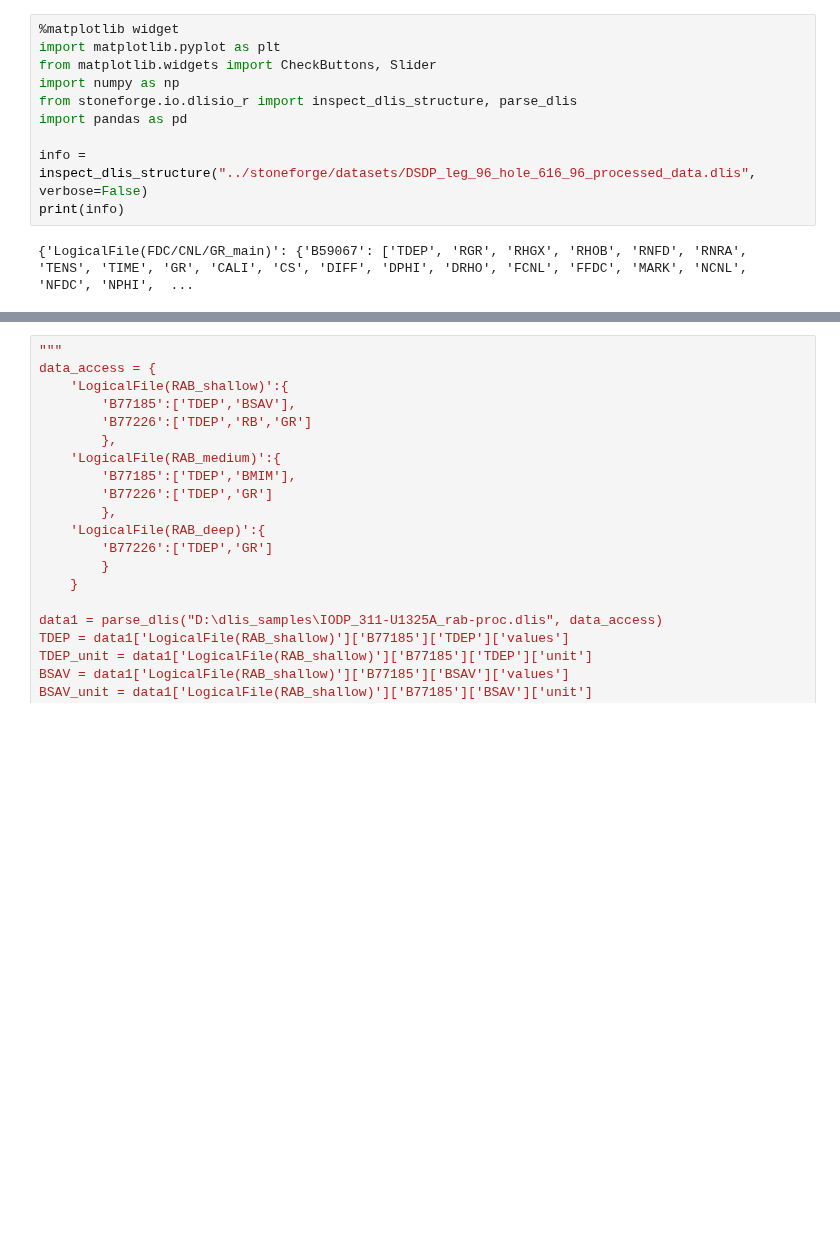
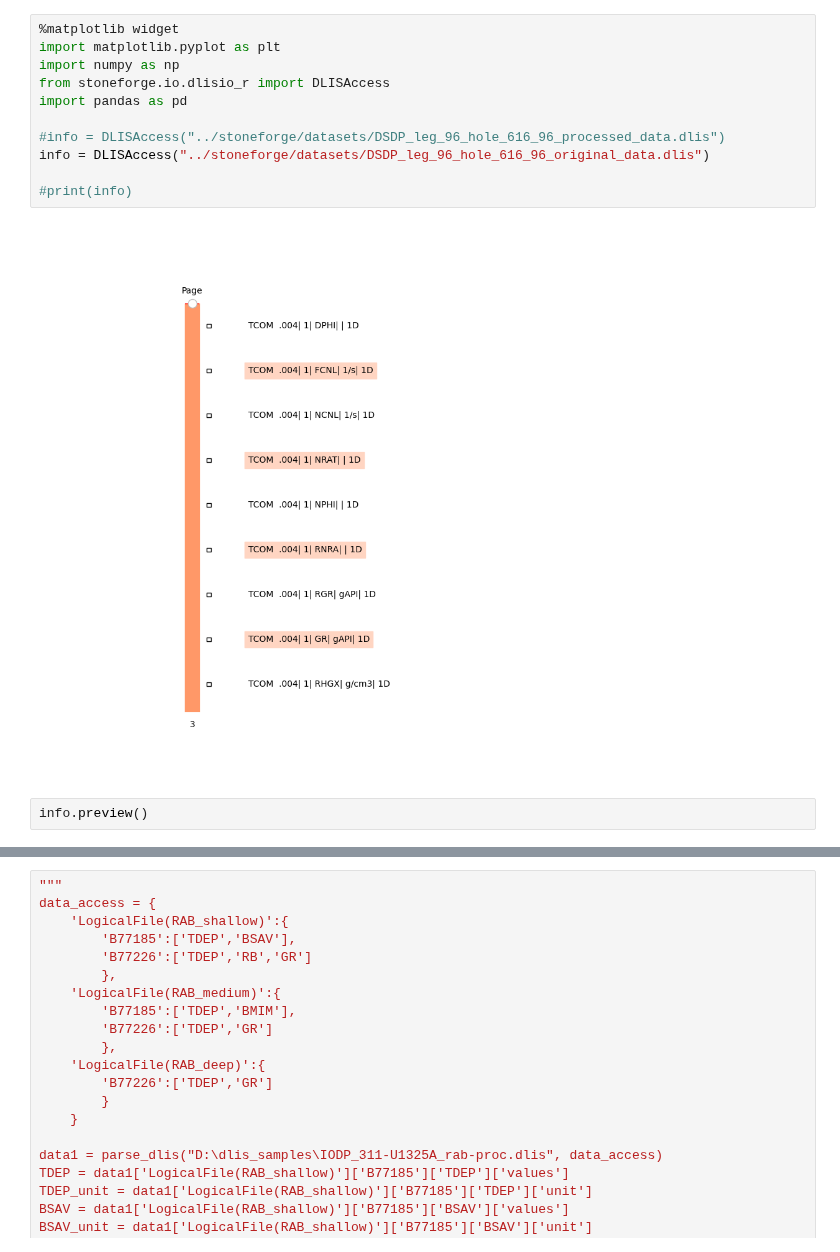
Before and after one commit to giecaruff/stoneforge, a Jupyter notebook: examples/dlis_data_access_dlisio.ipynb, the cells around one changed output, grey strips where cells are left out. Saved outputs shown, nothing was run; the diff lists cells and outputs as text; blank space fills up the shorter version.

```diff
--- a/examples/dlis_data_access_dlisio.ipynb
+++ b/examples/dlis_data_access_dlisio.ipynb
@@ -1,15 +1,18 @@
 # %%
 %matplotlib widget
 import matplotlib.pyplot as plt
-from matplotlib.widgets import CheckButtons, Slider
 import numpy as np
-from stoneforge.io.dlisio_r import inspect_dlis_structure, parse_dlis
+from stoneforge.io.dlisio_r import DLISAccess
 import pandas as pd
 
-info = inspect_dlis_structure("../stoneforge/datasets/DSDP_leg_96_hole_616_96_processed_data.dlis", verbose=False)
-print(info)
+#info = DLISAccess("../stoneforge/datasets/DSDP_leg_96_hole_616_96_processed_data.dlis")
+info = DLISAccess("../stoneforge/datasets/DSDP_leg_96_hole_616_96_original_data.dlis")
+
+#print(info)
 # %% [output]
-{'LogicalFile(FDC/CNL/GR_main)': {'B59067': ['TDEP', 'RGR', 'RHGX', 'RHOB', 'RNFD', 'RNRA', 'TENS', 'TIME', 'GR', 'CALI', 'CS', 'DIFF', 'DPHI', 'DRHO', 'FCNL', 'FFDC', 'MARK', 'NCNL', 'NFDC', 'NPHI',  ...
+[figure, added]
+# %%
+info.preview()
 # %%
 def _dict_to_dataframe(data):
     rows = []
```
Also changed, not shown: parts of 6 cells of this notebook, 3 other files.
